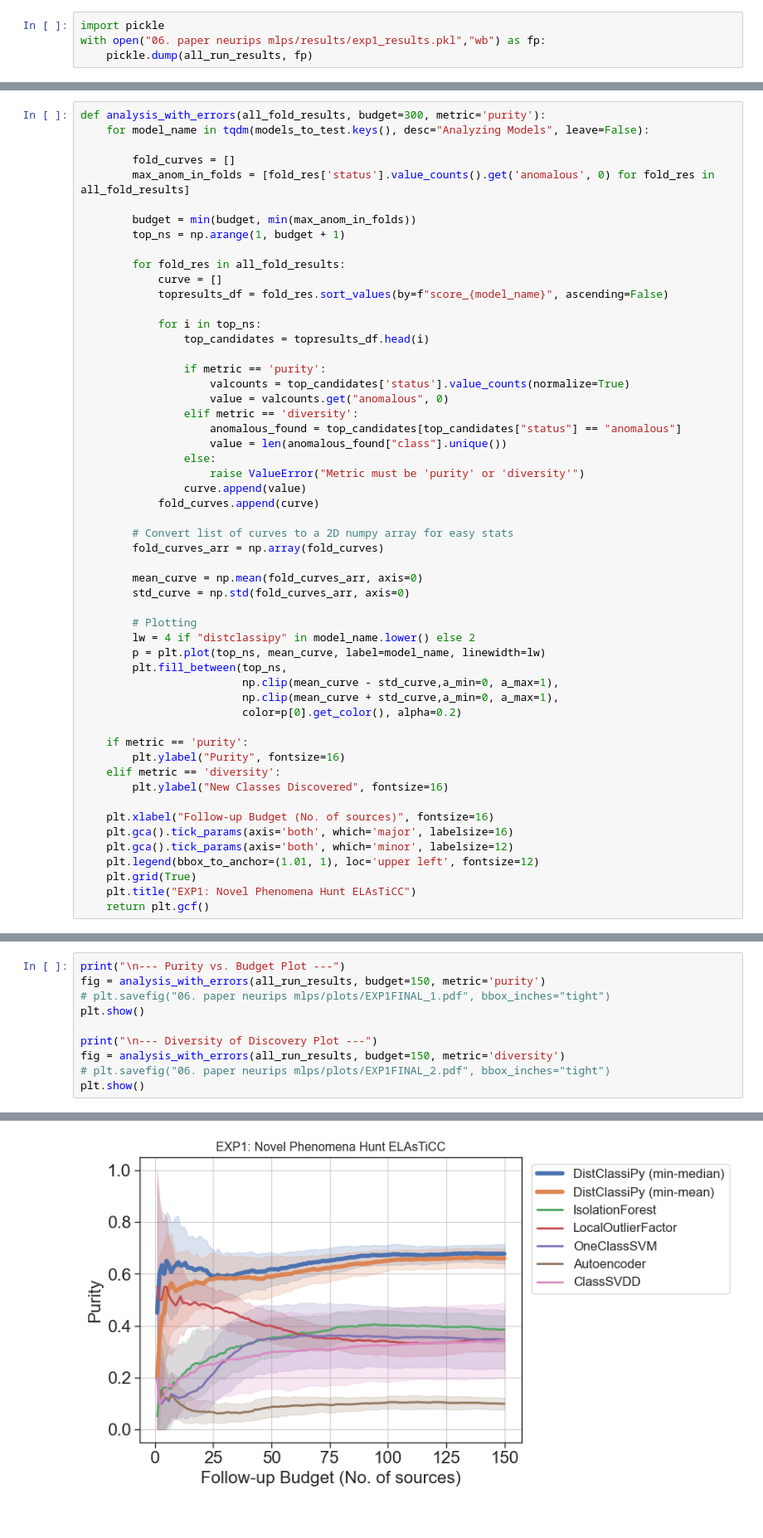
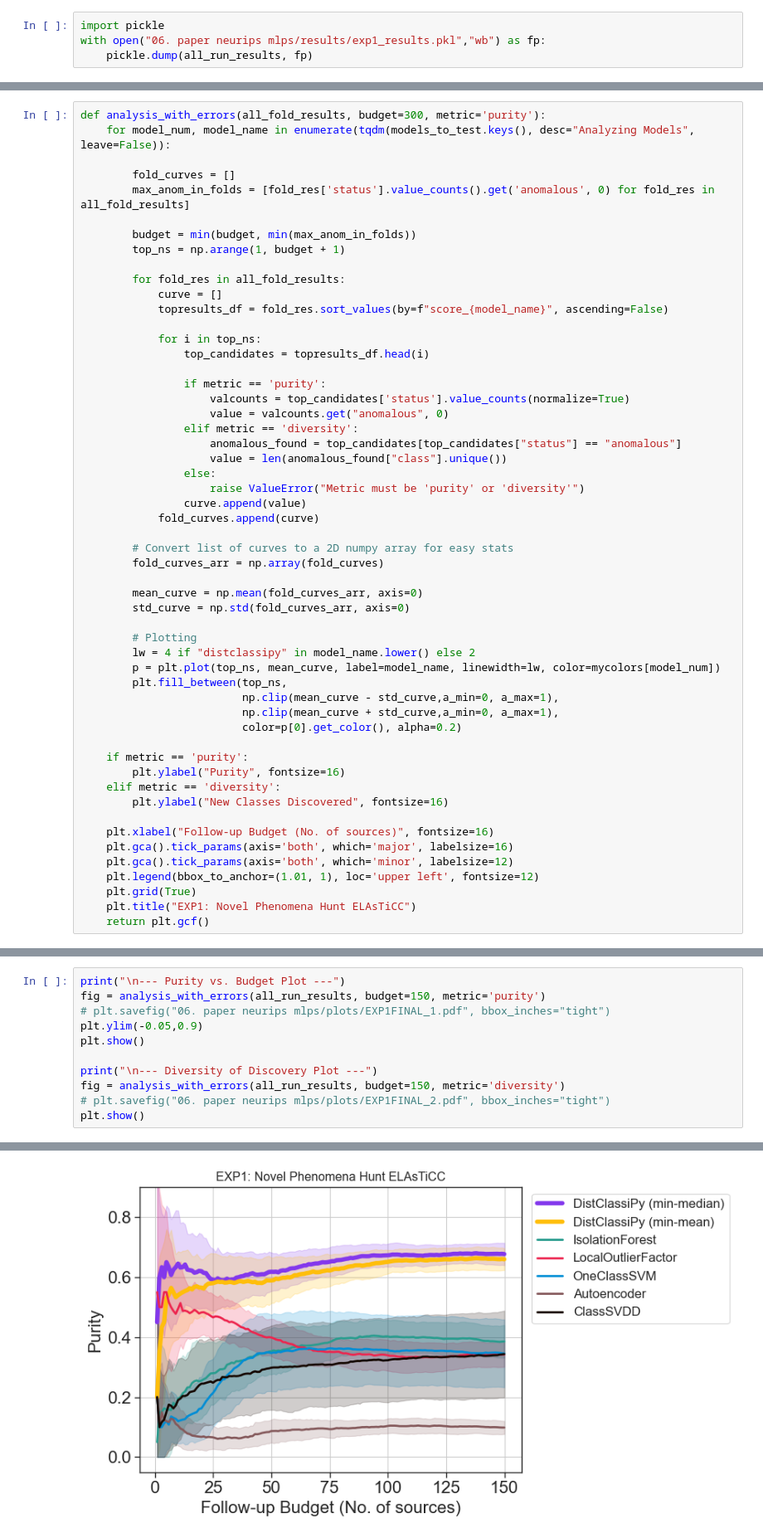
Before and after one commit to sidchaini/DistanceAnomalies, a Jupyter notebook: 06. paper neurips mlps/06a. EXP1 Novel Phenomena Hunt ELAsTiCC.ipynb, the cells around one changed output, grey strips where cells are left out. Shown at 83% size. Drawn from its saved outputs; the diff is of its cells as text.

Commit message:
Updated colors

```diff
--- a/06. paper neurips mlps/06a. EXP1 Novel Phenomena Hunt ELAsTiCC.ipynb
+++ b/06. paper neurips mlps/06a. EXP1 Novel Phenomena Hunt ELAsTiCC.ipynb
@@ -293,6 +297,6 @@ with open("06. paper neurips mlps/results/exp1_results.pkl","wb") as fp:
 # %%
 def analysis_with_errors(all_fold_results, budget=300, metric='purity'):
-    for model_name in tqdm(models_to_test.keys(), desc="Analyzing Models", leave=False):
+    for model_num, model_name in enumerate(tqdm(models_to_test.keys(), desc="Analyzing Models", leave=False)):
 
         fold_curves = []
         max_anom_in_folds = [fold_res['status'].value_counts().get('anomalous', 0) for fold_res in all_fold_results]
@@ -326,7 +330,7 @@ def analysis_with_errors(all_fold_results, budget=300, metric='purity'):
 
         # Plotting
         lw = 4 if "distclassipy" in model_name.lower() else 2
-        p = plt.plot(top_ns, mean_curve, label=model_name, linewidth=lw)
+        p = plt.plot(top_ns, mean_curve, label=model_name, linewidth=lw, color=mycolors[model_num])
         plt.fill_between(top_ns,
                          np.clip(mean_curve - std_curve,a_min=0, a_max=1),
                          np.clip(mean_curve + std_curve,a_min=0, a_max=1),
@@ -347,14 +374,15 @@ def analysis_with_errors(all_fold_results, budget=300, metric='purity'):
 # %%
 print("\n--- Purity vs. Budget Plot ---")
 fig = analysis_with_errors(all_run_results, budget=150, metric='purity')
 # plt.savefig("06. paper neurips mlps/plots/EXP1FINAL_1.pdf", bbox_inches="tight")
+plt.ylim(-0.05,0.9)
 plt.show()
 
 print("\n--- Diversity of Discovery Plot ---")
 fig = analysis_with_errors(all_run_results, budget=150, metric='diversity')
 # plt.savefig("06. paper neurips mlps/plots/EXP1FINAL_2.pdf", bbox_inches="tight")
 plt.show()
 # %% [output]
 --- Purity vs. Budget Plot ---
-[figure, old version]
+[figure, new version]
 --- Diversity of Discovery Plot ---
```
Also changed, not shown: parts of 8 cells of this notebook, 6 other files.
